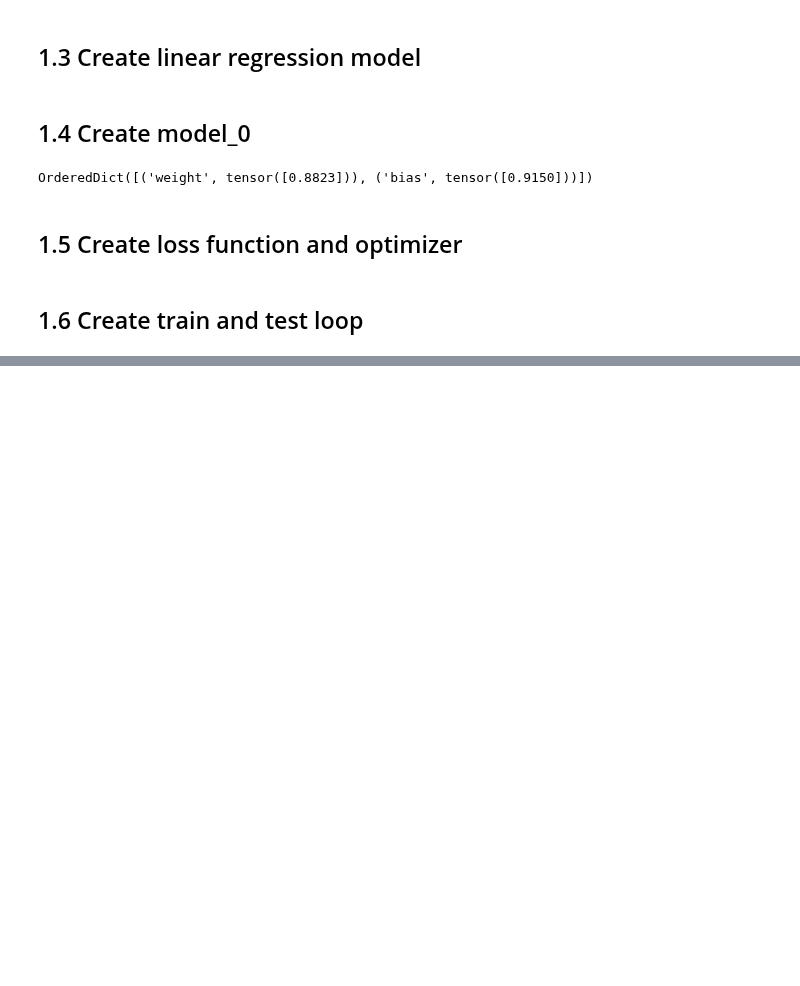
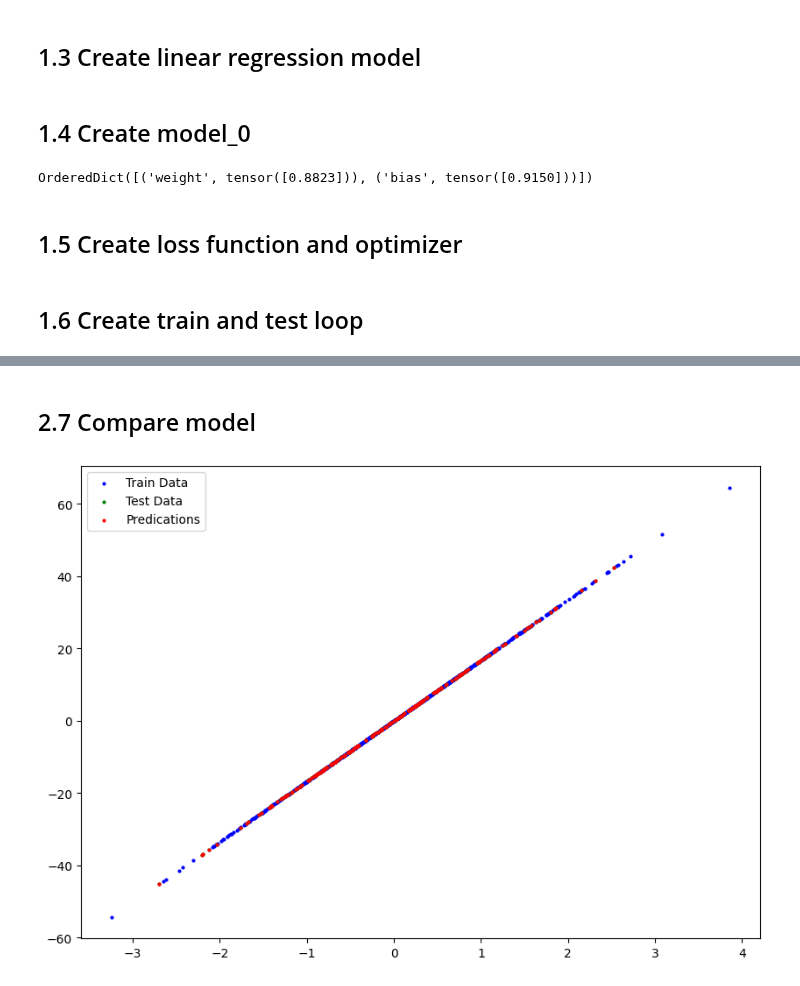
Before and after one commit to sayanarajasekhar/PyTorch, a Jupyter notebook: pytorch_linear_regression_model_practice.ipynb, the cells around one changed output, grey strips where cells are left out. Cells and saved outputs as stored; diff of their text form; code cells hidden in the pictures; blank space fills up the shorter version.

Commit message:
Created Model_1 with Linear Layer

```diff
--- a/pytorch_linear_regression_model_practice.ipynb
+++ b/pytorch_linear_regression_model_practice.ipynb
@@ -115,0 +188,3 @@ OrderedDict([('weight', tensor([0.7000])), ('bias', tensor([0.3000]))])
+# %%
+loss_fn = nn.L1Loss()
+optimizer = torch.optim.SGD(params = model_1.parameters(), lr = 0.00001)
@@ -115,0 +193,34 @@ OrderedDict([('weight', tensor([0.7000])), ('bias', tensor([0.3000]))])
+# %%
+epochs = 500
+
+for epoch in range(epochs):
+  ## Train
+  model_1.train()
+
+  # 1. Forward pass
+  train_preds = model_1(X_train)
+
+  # 2. Calculate loss
+  train_loss = loss_fn(train_preds, y_train)
+
+  # 3. Optimizer zero grad
+  optimizer.zero_grad()
+
+  # 4. Loss backward
+  train_loss.backward()
+
+  # 5. Optimize step
+  optimizer.step()
+
+  ## Test
+  model_0.eval()
+  with torch.inference_mode():
+
+    # 1. Forward pass
+    test_preds = model_1(X_test)
+
+    # 2. Calculate loss
+    test_loss = loss_fn(test_preds, y_test)
+
+  if epoch % 50 == 0:
+    print(f"Epoch: {epoch} | Train Loss: {train_loss:.5f} | Test Loss: {test_loss:.5f}")
@@ -115,0 +238,10 @@ OrderedDict([('weight', tensor([0.7000])), ('bias', tensor([0.3000]))])
+# %% [markdown]
+## 2.7 Compare model
+# %%
+model_1.eval()
+with torch.inference_mode():
+  test_preds = model_1(X_test)
+
+plot_data(preds = test_preds)
+# %% [output]
+[figure, added]
```
Also changed, not shown: parts of 15 cells of this notebook.
